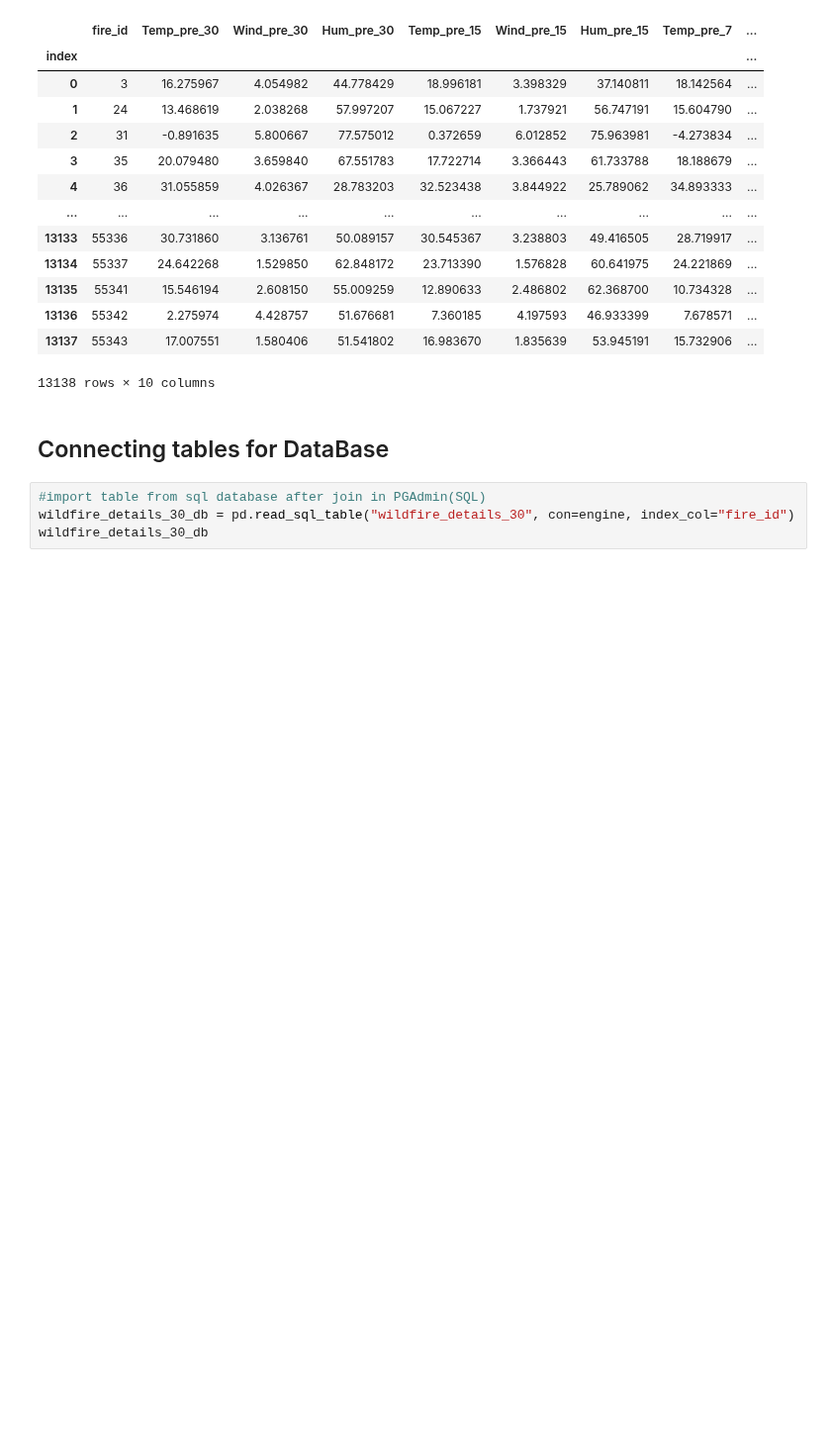
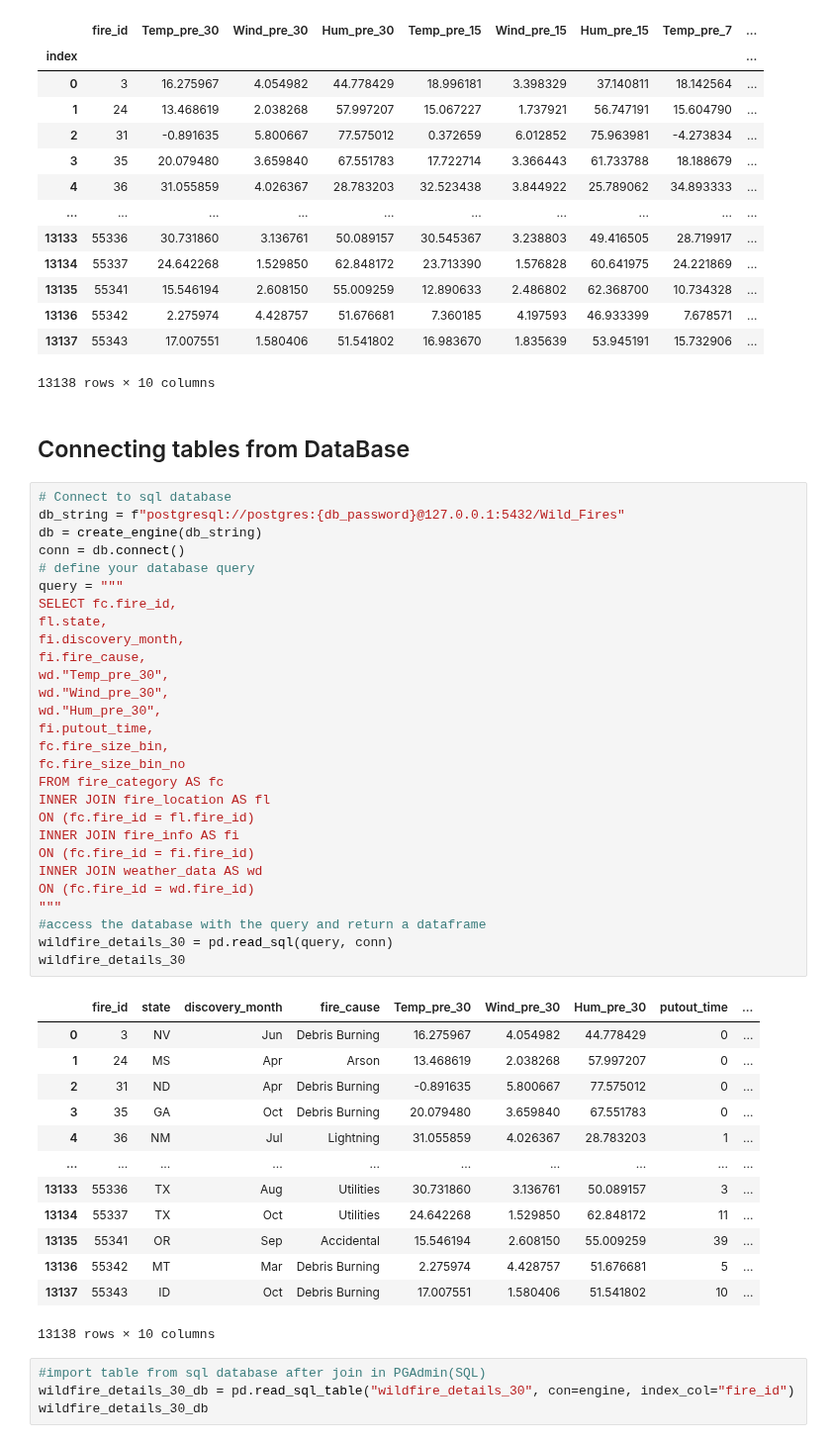
Before and after one commit to goatgirl86/Final_Project_Wildfires, a Jupyter notebook: sql_database/fire_database_sql_info.ipynb, the cells around one changed output. Shown at 99% size. Drawn from its saved outputs; the diff is of its cells as text; blank space fills up the shorter version.

```diff
--- a/sql_database/fire_database_sql_info.ipynb
+++ b/sql_database/fire_database_sql_info.ipynb
@@ -183,8 +187,50 @@ weather_data_db
 | 13136 | 55342 | 2.275974 | 4.428757 | 51.676681 | 7.360185 | 4.197593 | 46.933399 | 7.678571 | ... |
 | 13137 | 55343 | 17.007551 | 1.580406 | 51.541802 | 16.983670 | 1.835639 | 53.945191 | 15.732906 | ... |
 13138 rows × 10 columns
-# %% [markdown]
-## Connecting tables for DataBase
+# %% [markdown]
+## Connecting tables from DataBase
+# %%
+# Connect to sql database
+db_string = f"postgresql://postgres:{db_password}@127.0.0.1:5432/Wild_Fires"
+db = create_engine(db_string)
+conn = db.connect()
+# define your database query
+query = """
+SELECT fc.fire_id,
+fl.state,
+fi.discovery_month,
+fi.fire_cause,
+wd."Temp_pre_30",
+wd."Wind_pre_30",
+wd."Hum_pre_30",
+fi.putout_time,
+fc.fire_size_bin,
+fc.fire_size_bin_no
+FROM fire_category AS fc
+INNER JOIN fire_location AS fl
+ON (fc.fire_id = fl.fire_id)
+INNER JOIN fire_info AS fi
+ON (fc.fire_id = fi.fire_id)
+INNER JOIN weather_data AS wd
+ON (fc.fire_id = wd.fire_id)
+"""
+#access the database with the query and return a dataframe
+wildfire_details_30 = pd.read_sql(query, conn)
+wildfire_details_30
+# %% [output]
+|  | fire_id | state | discovery_month | fire_cause | Temp_pre_30 | Wind_pre_30 | Hum_pre_30 | putout_time | ... |
+| 0 | 3 | NV | Jun | Debris Burning | 16.275967 | 4.054982 | 44.778429 | 0 | ... |
+| 1 | 24 | MS | Apr | Arson | 13.468619 | 2.038268 | 57.997207 | 0 | ... |
+| 2 | 31 | ND | Apr | Debris Burning | -0.891635 | 5.800667 | 77.575012 | 0 | ... |
+| 3 | 35 | GA | Oct | Debris Burning | 20.079480 | 3.659840 | 67.551783 | 0 | ... |
+| 4 | 36 | NM | Jul | Lightning | 31.055859 | 4.026367 | 28.783203 | 1 | ... |
+| ... | ... | ... | ... | ... | ... | ... | ... | ... | ... |
+| 13133 | 55336 | TX | Aug | Utilities | 30.731860 | 3.136761 | 50.089157 | 3 | ... |
+| 13134 | 55337 | TX | Oct | Utilities | 24.642268 | 1.529850 | 62.848172 | 11 | ... |
+| 13135 | 55341 | OR | Sep | Accidental | 15.546194 | 2.608150 | 55.009259 | 39 | ... |
+| 13136 | 55342 | MT | Mar | Debris Burning | 2.275974 | 4.428757 | 51.676681 | 5 | ... |
+| 13137 | 55343 | ID | Oct | Debris Burning | 17.007551 | 1.580406 | 51.541802 | 10 | ... |
+13138 rows × 10 columns
 # %%
 #import table from sql database after join in PGAdmin(SQL)
 wildfire_details_30_db = pd.read_sql_table("wildfire_details_30", con=engine, index_col="fire_id")
```
Also changed, not shown: parts of 15 cells of this notebook.
